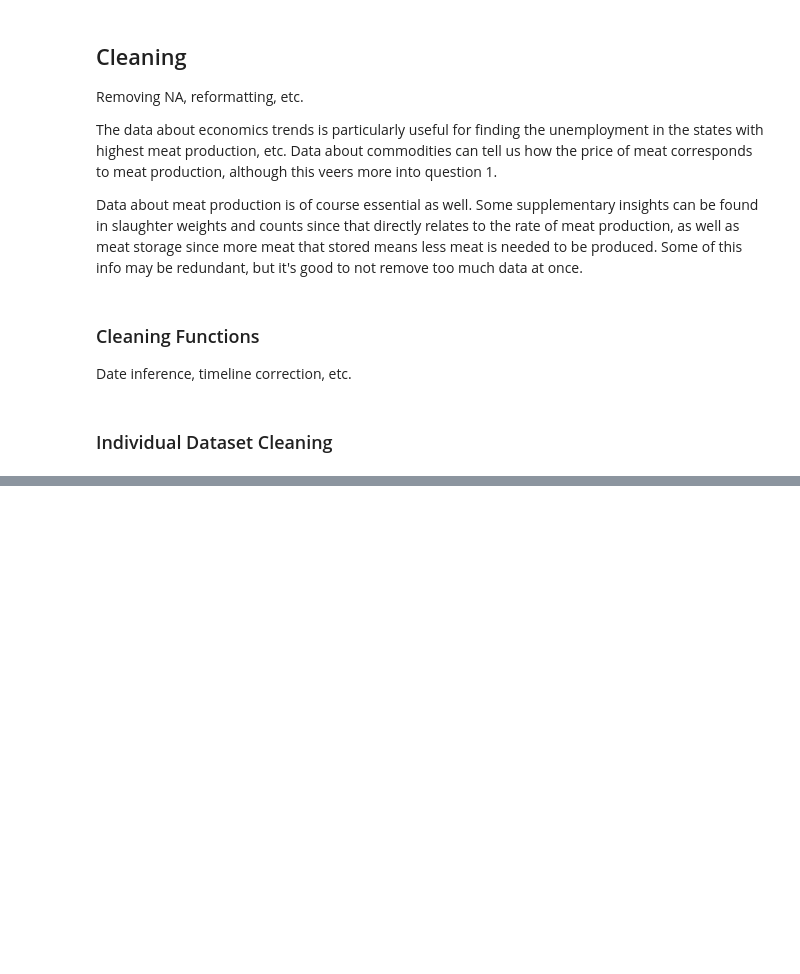
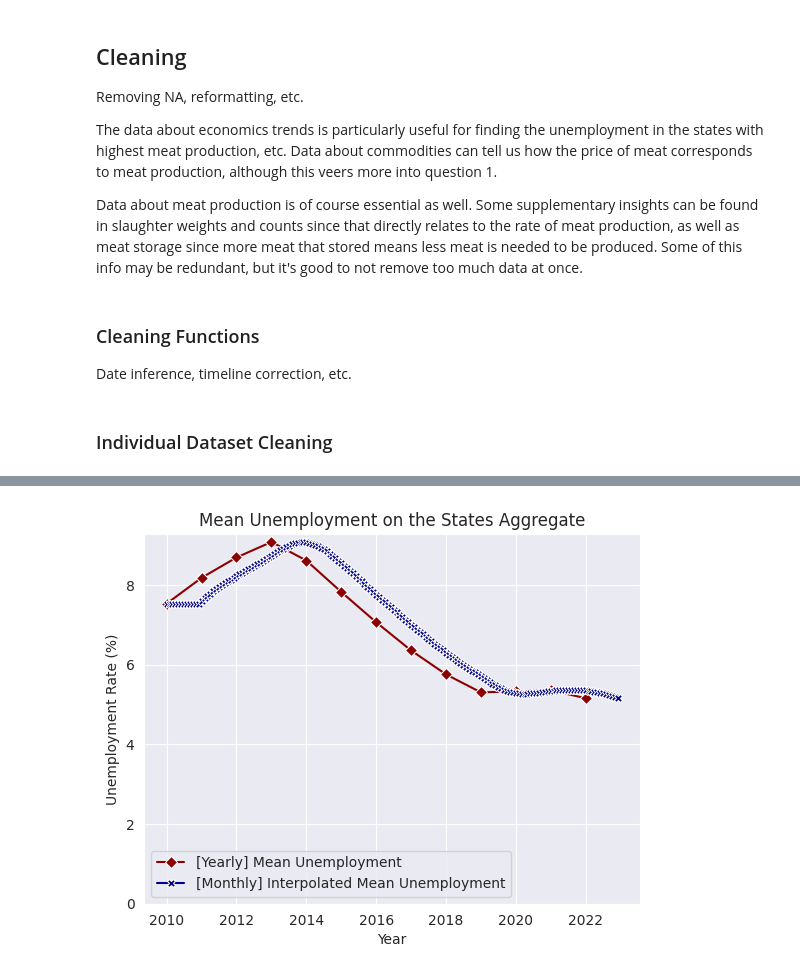
Before and after one commit to arjashok/2024-Summer-Datathon, a Jupyter notebook: src/explore.ipynb, the cells around one changed output, grey strips where cells are left out. Drawn from its saved outputs; the diff is of its cells as text; code cells hidden in the pictures; blank space fills up the shorter version.

```diff
--- a/src/explore.ipynb
+++ b/src/explore.ipynb
@@ -271,0 +401,31 @@ plt.show()
+# %%
+# economic visualization for sanity check
+## grab orig data
+orig_df = pd.read_csv(save_path.parent / "economic_data.csv")
+orig_df["year"] = pd.to_datetime(orig_df["year"], format="%Y")
+
+## create unemployment aggregates
+orig_avg_unemployment = orig_df.groupby("year")["unemployment_rate"].mean().reset_index()
+new_avg_unemployment = df.groupby("date")["unemployment_rate"].mean().reset_index()
+
+## graphing
+sns.set_style("darkgrid")
+sns.lineplot(
+    orig_avg_unemployment, x="year", y="unemployment_rate", marker="D",
+    label="[Yearly] Mean Unemployment", color="darkred"
+)
+sns.lineplot(
+    new_avg_unemployment, x="date", y="unemployment_rate", marker="X",
+    label="[Monthly] Interpolated Mean Unemployment", color="darkblue"
+)
+
+## graph metadata
+plt.title("Mean Unemployment on the States Aggregate")
+plt.xlabel("Year")
+plt.ylabel("Unemployment Rate (%)")
+plt.ylim(bottom=0.0)
+plt.legend()
+plt.savefig(Path().cwd().parent / "visualizations" / "Unemployment Rates")
+plt.show()
+# %% [output]
+[figure, added]
```
Also changed, not shown: parts of 3 cells of this notebook, 2 other files.
